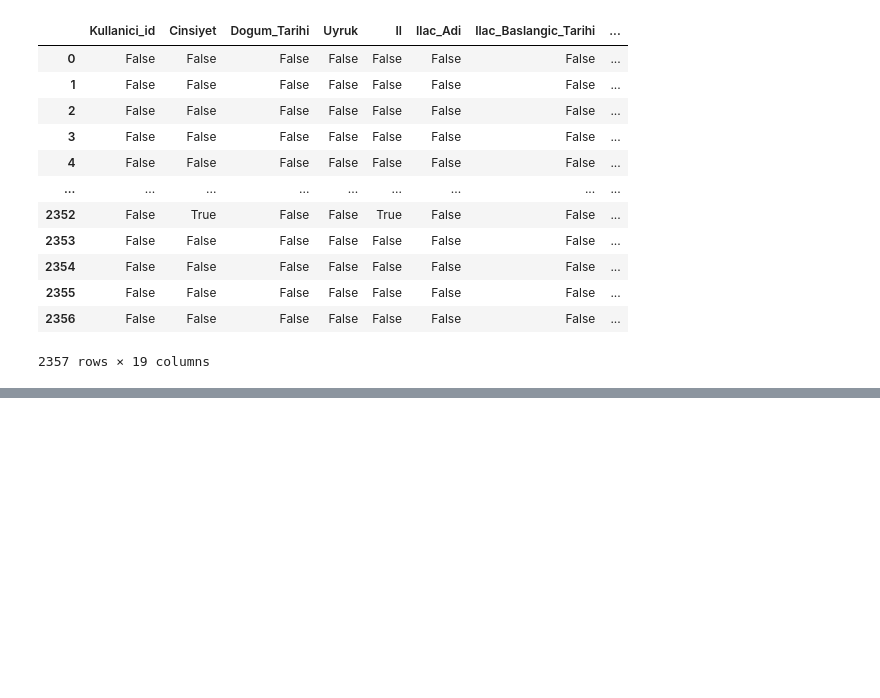
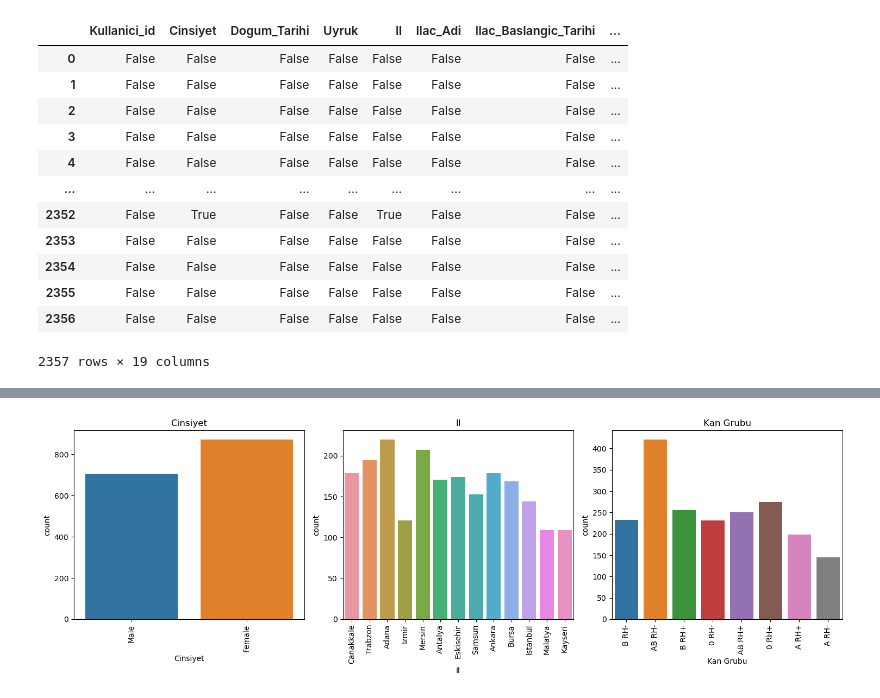
Before and after one commit to SumeyyeBulutt/Pusula_Sumeyye_Bulut, a Jupyter notebook: side_effect_data.ipynb, the cells around one changed output, grey strips where cells are left out. Saved outputs shown, nothing was run; the diff lists cells and outputs as text; code cells hidden in the pictures; blank space fills up the shorter version.

```diff
--- a/side_effect_data.ipynb
+++ b/side_effect_data.ipynb
@@ -74 +118,15 @@ df.isnull()
+# %%
+cat_vars = ['Cinsiyet', 'Il', 'Kan Grubu']
+
+fig, axes = plt.subplots(nrows=1, ncols=len(cat_vars), figsize=(15, 5))
+
+for ax, col in zip(axes, cat_vars):
+    sns.countplot(x=col, data=df, ax=ax)
+    ax.set_title(col)
+    ax.set_xticklabels(ax.get_xticklabels(), rotation=90)
+
+plt.tight_layout()
+plt.show()
+# %% [output]
+[figure, added]
 # %%
```
Also changed, not shown: parts of 10 cells of this notebook.
